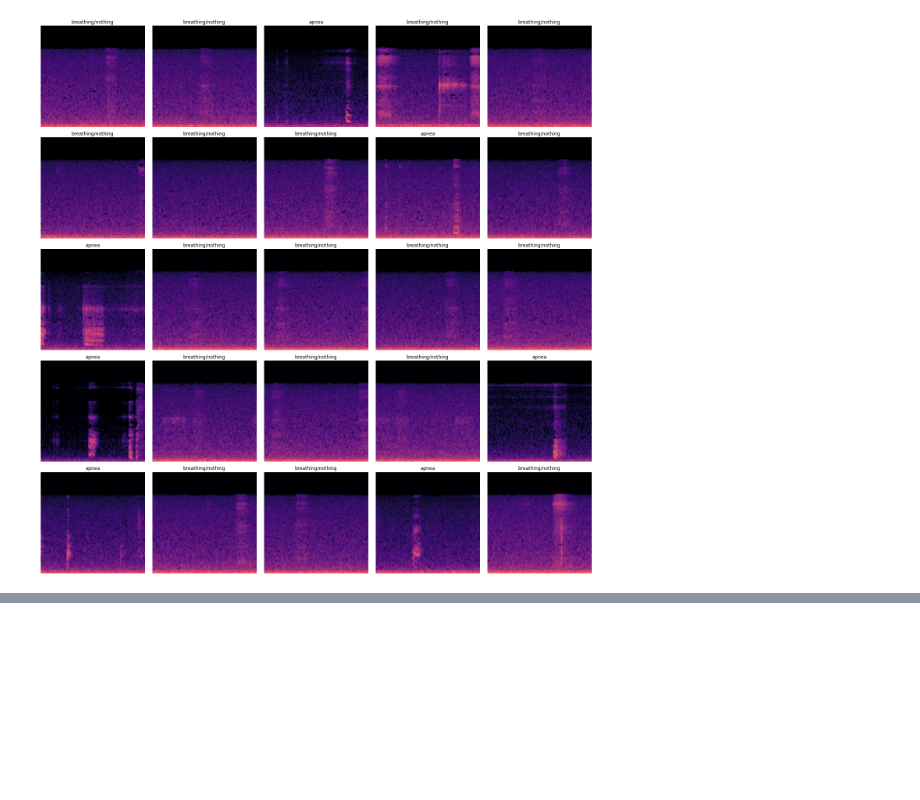
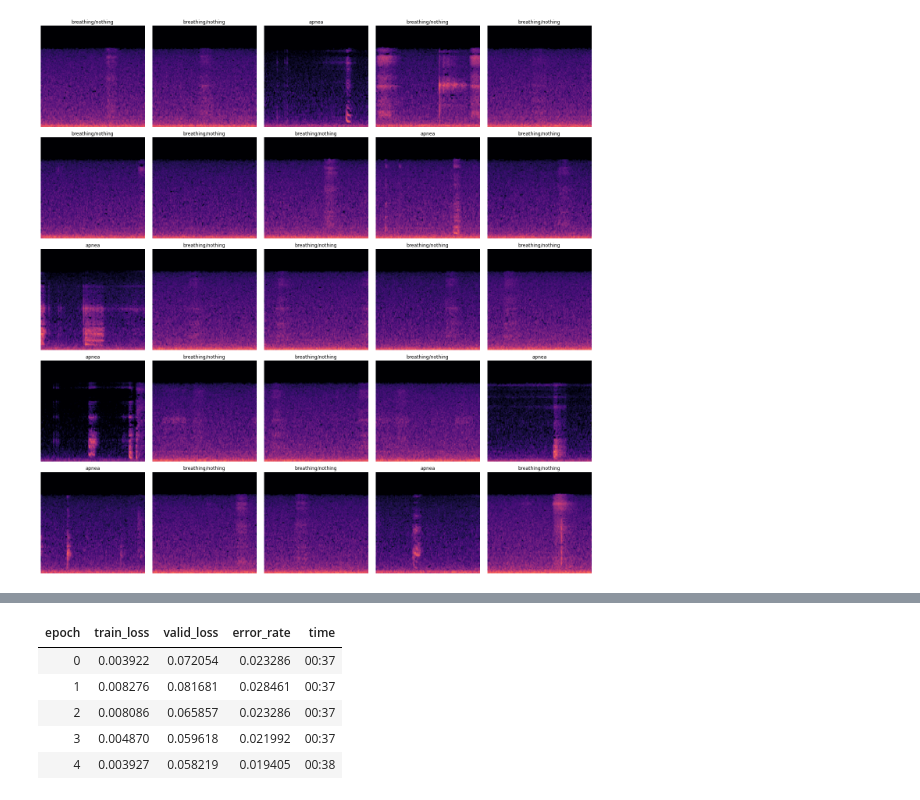
Before and after one commit to FelixLC/Sleep-Apnea, a Jupyter notebook: apnea_classification.ipynb, the cells around one changed output, grey strips where cells are left out. Cells and saved outputs as stored; diff of their text form; code cells hidden in the pictures; blank space fills up the shorter version.

```diff
--- a/apnea_classification.ipynb
+++ b/apnea_classification.ipynb
@@ -84,0 +99,9 @@ learn.fit_one_cycle(5, max_lr=slice(1e-5, 1e-4), callbacks=[SaveModelCallback(le
+# %%
+learn.fit_one_cycle(5, max_lr=slice(5e-6, 5e-5), callbacks=[SaveModelCallback(learn, every='epoch', monitor='error_rate', name='model')])
+# %% [output]
+| epoch | train_loss | valid_loss | error_rate | time |
+| 0 | 0.003922 | 0.072054 | 0.023286 | 00:37 |
+| 1 | 0.008276 | 0.081681 | 0.028461 | 00:37 |
+| 2 | 0.008086 | 0.065857 | 0.023286 | 00:37 |
+| 3 | 0.004870 | 0.059618 | 0.021992 | 00:37 |
+| 4 | 0.003927 | 0.058219 | 0.019405 | 00:38 |
```
Also changed, not shown: parts of 7 cells of this notebook.
